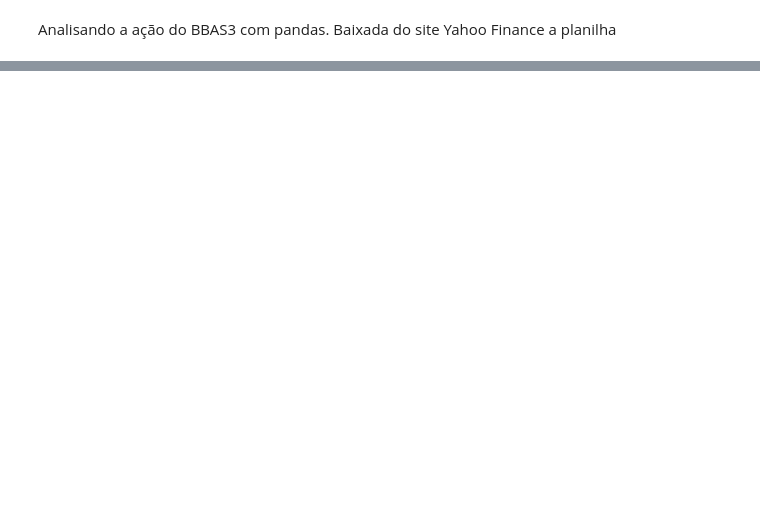
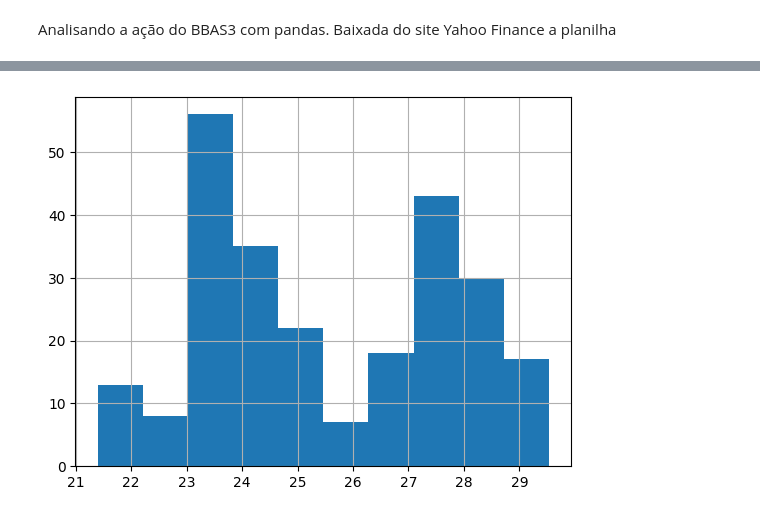
Before and after one commit to kalebeSS/Analisando-BB, a Jupyter notebook: sig.ipynb, the cells around one changed output, grey strips where cells are left out. Drawn from its saved outputs; the diff is of its cells as text; code cells hidden in the pictures; blank space fills up the shorter version.

```diff
--- a/sig.ipynb
+++ b/sig.ipynb
@@ -38,0 +125,4 @@ dtype: int64
+# %%
+bbas3['BAIXA'].hist();
+# %% [output]
+[figure, added]
```
Also changed, not shown: parts of 10 cells of this notebook.
